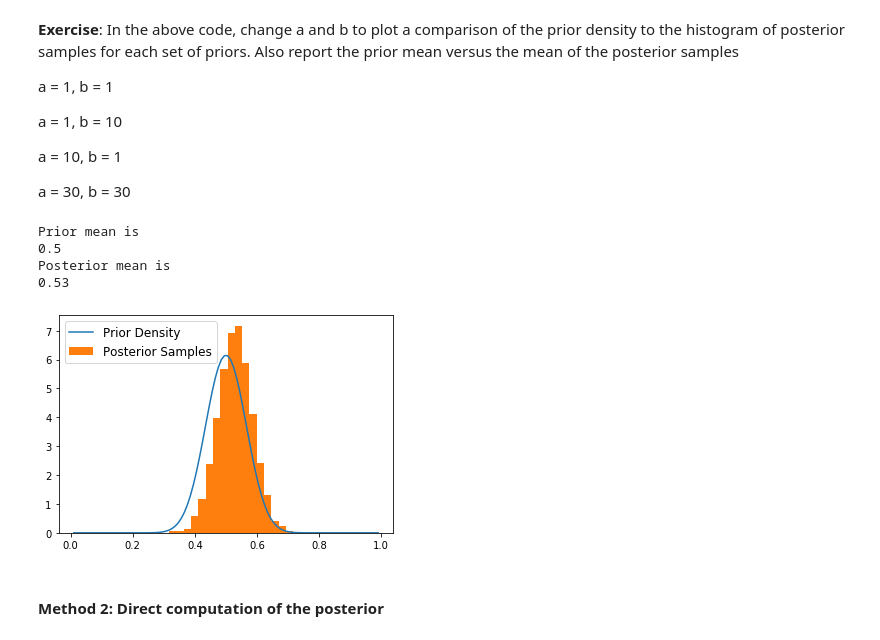
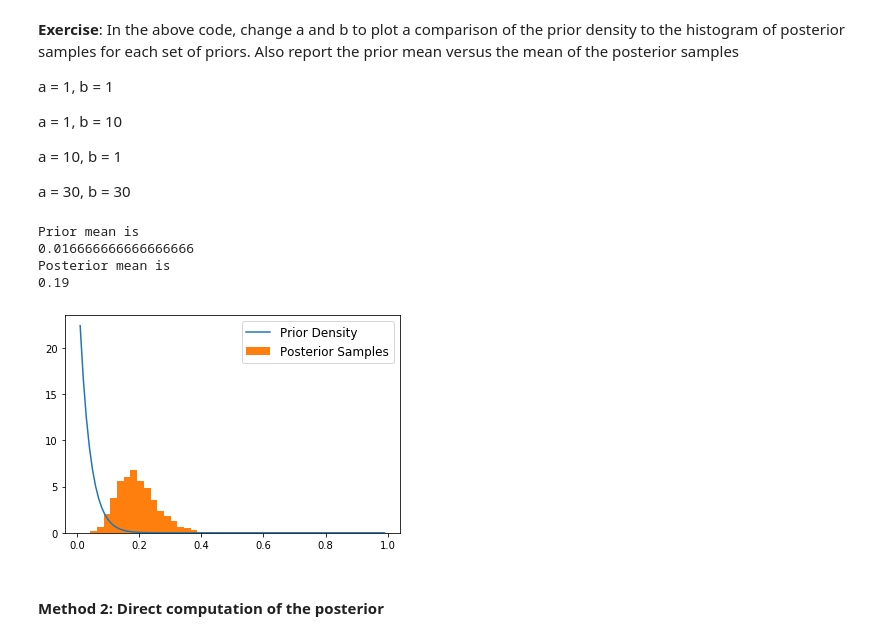
Before and after one commit to keweiyao/BayesExample, a Jupyter notebook: example.ipynb, the cells around one changed output. Cells and saved outputs as stored; diff of their text form; code cells hidden in the pictures.

```diff
--- a/example.ipynb
+++ b/example.ipynb
@@ -169,13 +175,13 @@ a = 10, b = 1
 
 a = 30, b = 30
 # %%
-plot_comparison_mcmc(30,30)
+plot_comparison_mcmc(1,30)
 # %% [output]
 Prior mean is
-0.5
+0.016666666666666666
 Posterior mean is
-0.53
+0.19
-[figure, old version]
+[figure, new version]
 # %% [markdown]
 #### Method 2: Direct computation of the posterior
 # %% [markdown]
```
Also changed, not shown: parts of 10 cells of this notebook, 1 other file.
